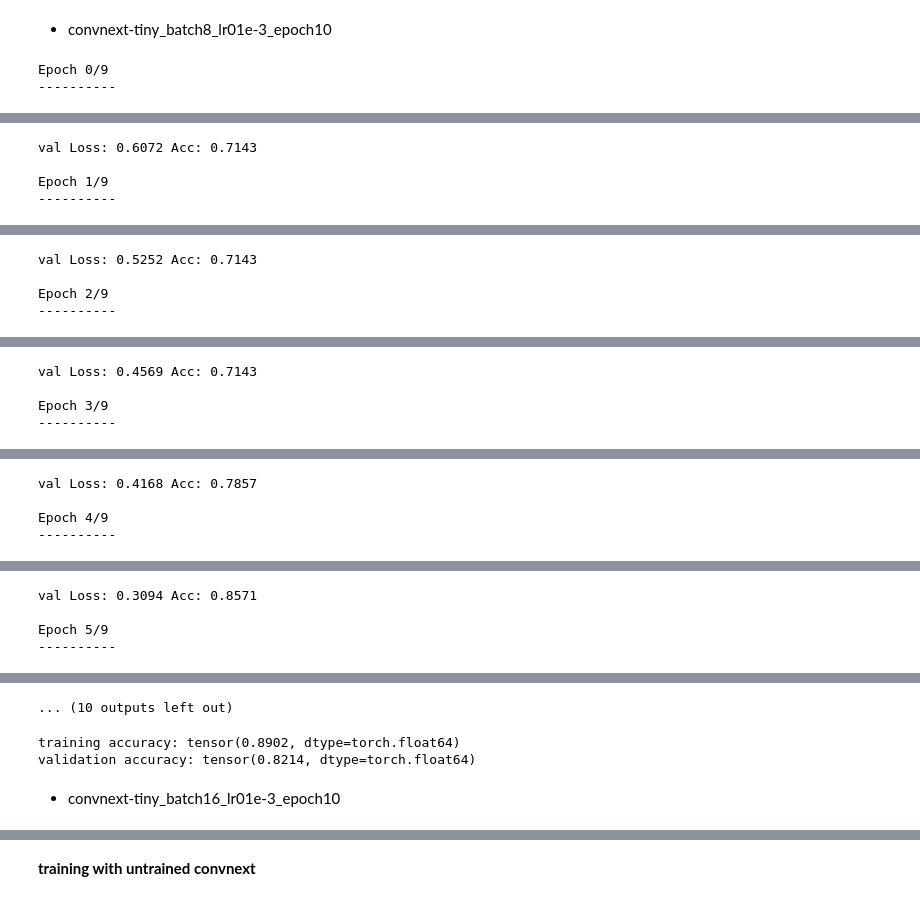
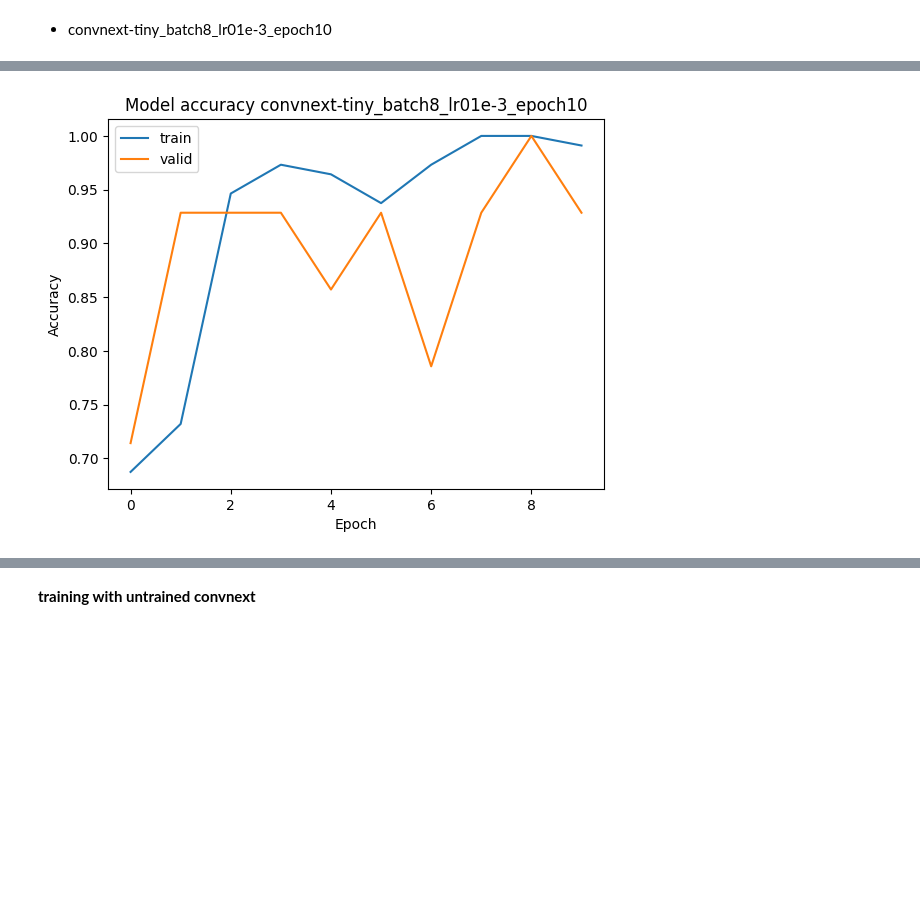
Before and after one commit to atsiri/watermark-detection, a Jupyter notebook: notebook/training.ipynb, the cells around one changed output, grey strips where cells are left out. Cells and saved outputs as stored; diff of their text form; code cells hidden in the pictures; blank space fills up the shorter version.

```diff
--- a/notebook/training.ipynb
+++ b/notebook/training.ipynb
@@ -104,0 +190,3 @@ def train_model_hyperparameter(df_train, df_val, batch, lrate, epoch):
+# %%
+bestmodel = df_trainingresult.query('avg_val_acc == avg_val_acc.max()')
+bestmodel
@@ -105,15 +196,14 @@ def train_model_hyperparameter(df_train, df_val, batch, lrate, epoch):
 # %% [markdown]
 * convnext-tiny_batch8_lr01e-3_epoch10
 # %%
-model1, train_acc1, val_acc1 = train_model_hyperparameter(df_train, df_val, 8, 0.1e-3, 10)
+#modelbest, train_accbest, val_accbest = train_model_hyperparameter(df_train, df_val, 8, 0.1e-3, 10)
+modelbest = bestmodel['model'][0]
 #torch.save(model_ft.state_dict(), '../watermarkmodel/model/weights/convnext-tiny_watermarks_detector_datav1_batch8_lr02e-5_epoch10.pth')
-plt.plot([i.cpu().item() for i in train_acc1])
-plt.plot([i.cpu().item() for i in val_acc1])
+plt.plot([i.cpu().item() for i in bestmodel.train_acc_hist[0]])
+plt.plot([i.cpu().item() for i in bestmodel.val_acc_hist[0]])
 plt.title('Model accuracy convnext-tiny_batch8_lr01e-3_epoch10')
 plt.ylabel('Accuracy')
 plt.xlabel('Epoch')
 plt.legend(['train', 'valid'], loc='upper left')
 plt.show()
 # %% [output]
-Epoch 0/9
-----------
@@ -121,4 +209,0 @@ train Loss: 0.6443 Acc: 0.7054
-val Loss: 0.6072 Acc: 0.7143
-
-Epoch 1/9
-----------
@@ -126,4 +209,0 @@ train Loss: 0.5361 Acc: 0.7054
-val Loss: 0.5252 Acc: 0.7143
-
-Epoch 2/9
-----------
@@ -131,4 +209,0 @@ train Loss: 0.4086 Acc: 0.7054
-val Loss: 0.4569 Acc: 0.7143
-
-Epoch 3/9
-----------
@@ -136,4 +209,0 @@ train Loss: 0.3128 Acc: 0.8929
-val Loss: 0.4168 Acc: 0.7857
-
-Epoch 4/9
-----------
@@ -141,4 +209,0 @@ train Loss: 0.2592 Acc: 0.9554
-val Loss: 0.3094 Acc: 0.8571
-
-Epoch 5/9
-----------
@@ -146,9 +210 @@ train Loss: 0.2355 Acc: 0.9732
-... (10 outputs left out)
+[figure, added]
-# %%
-print('training accuracy:', torch.mean(torch.tensor(train_acc1)))
-print('validation accuracy:', torch.mean(torch.tensor(val_acc1)))
-# %% [output]
-training accuracy: tensor(0.8902, dtype=torch.float64)
-validation accuracy: tensor(0.8214, dtype=torch.float64)
-# %% [markdown]
-* convnext-tiny_batch16_lr01e-3_epoch10
```
Also changed, not shown: parts of 36 cells of this notebook.
